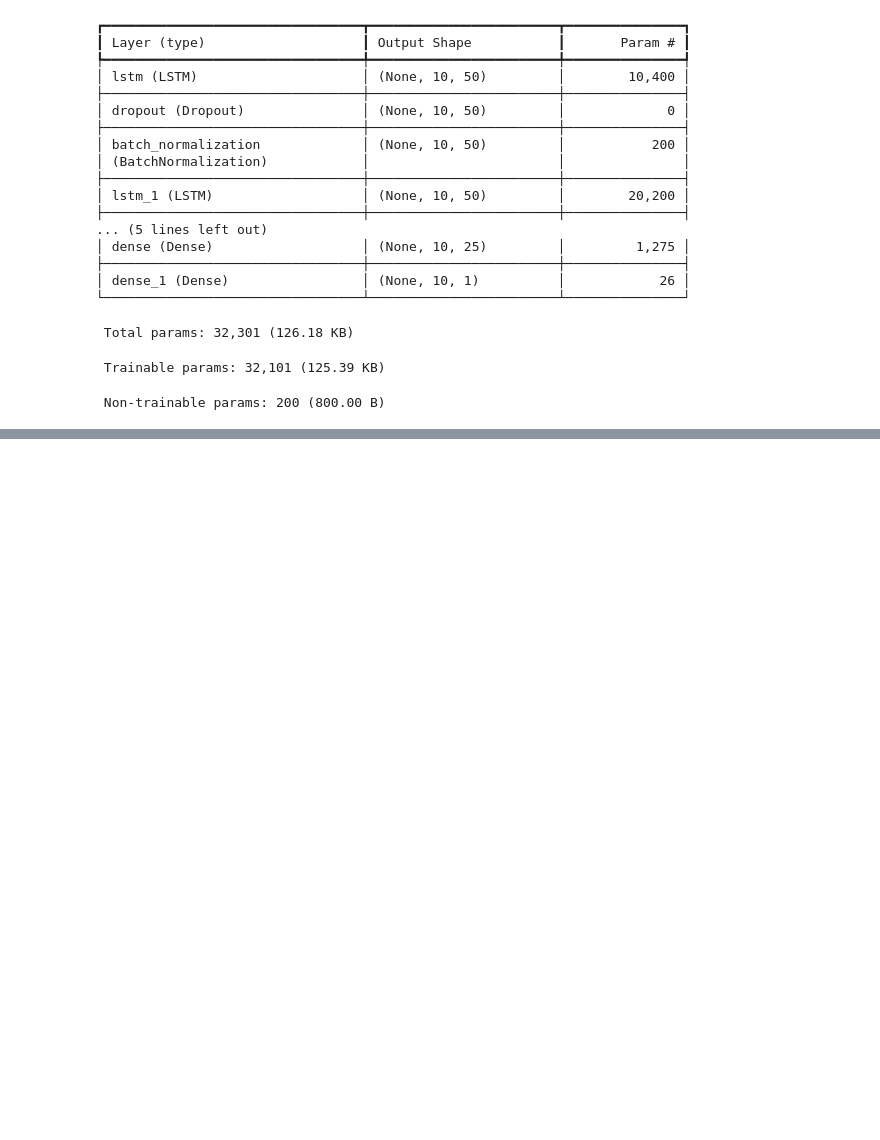
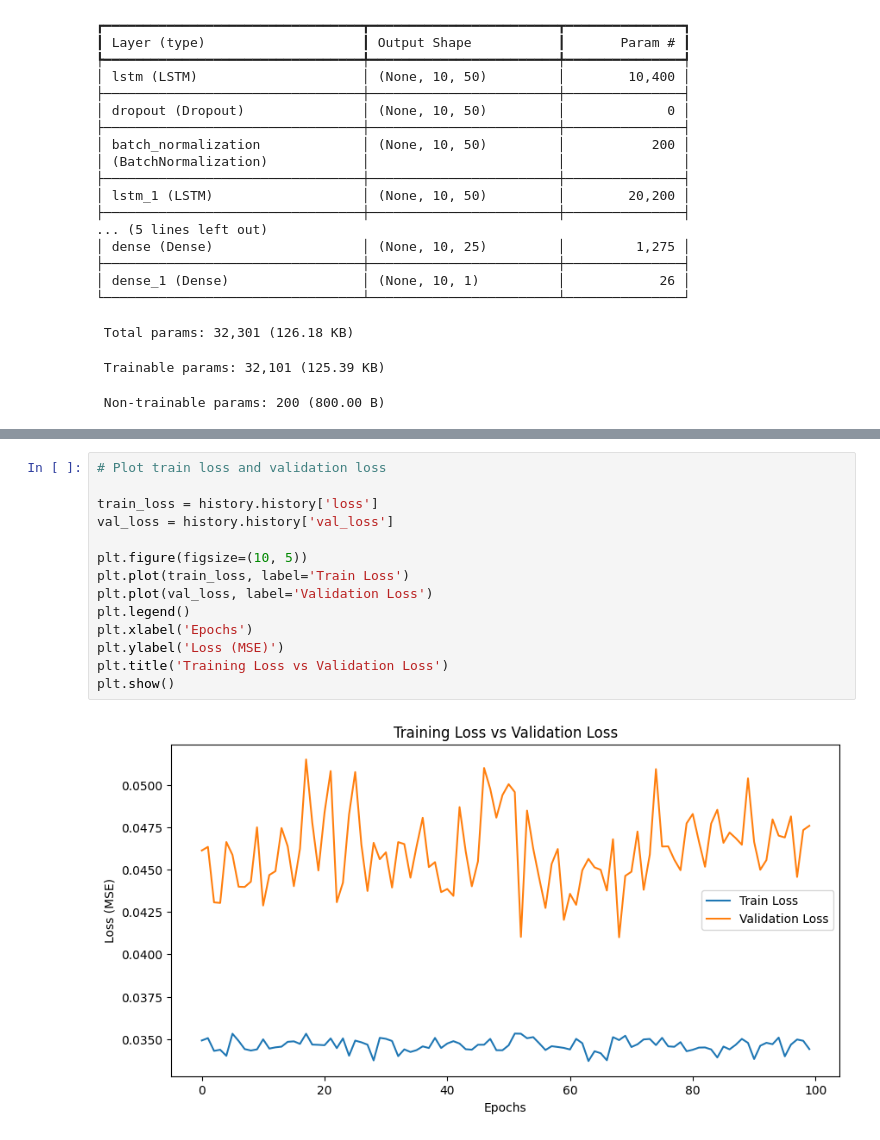
Before and after one commit to JConrad35/Coffee-Price-Prediction, a Jupyter notebook: Coffee-Price-Prediction.ipynb, the cells around one changed output, grey strips where cells are left out. Saved outputs shown, nothing was run; the diff lists cells and outputs as text; blank space fills up the shorter version.

Commit message:
plotting losses

```diff
--- a/Coffee-Price-Prediction.ipynb
+++ b/Coffee-Price-Prediction.ipynb
@@ -350,0 +368,16 @@ TypeError: TensorFlowTrainer.fit() got an unexpected keyword argument 'validatio
+# %%
+# Plot train loss and validation loss
+
+train_loss = history.history['loss']
+val_loss = history.history['val_loss']
+
+plt.figure(figsize=(10, 5))
+plt.plot(train_loss, label='Train Loss')
+plt.plot(val_loss, label='Validation Loss')
+plt.legend()
+plt.xlabel('Epochs')
+plt.ylabel('Loss (MSE)')
+plt.title('Training Loss vs Validation Loss')
+plt.show()
+# %% [output]
+[figure, added]
```
Also changed, not shown: parts of 1 cell of this notebook.
